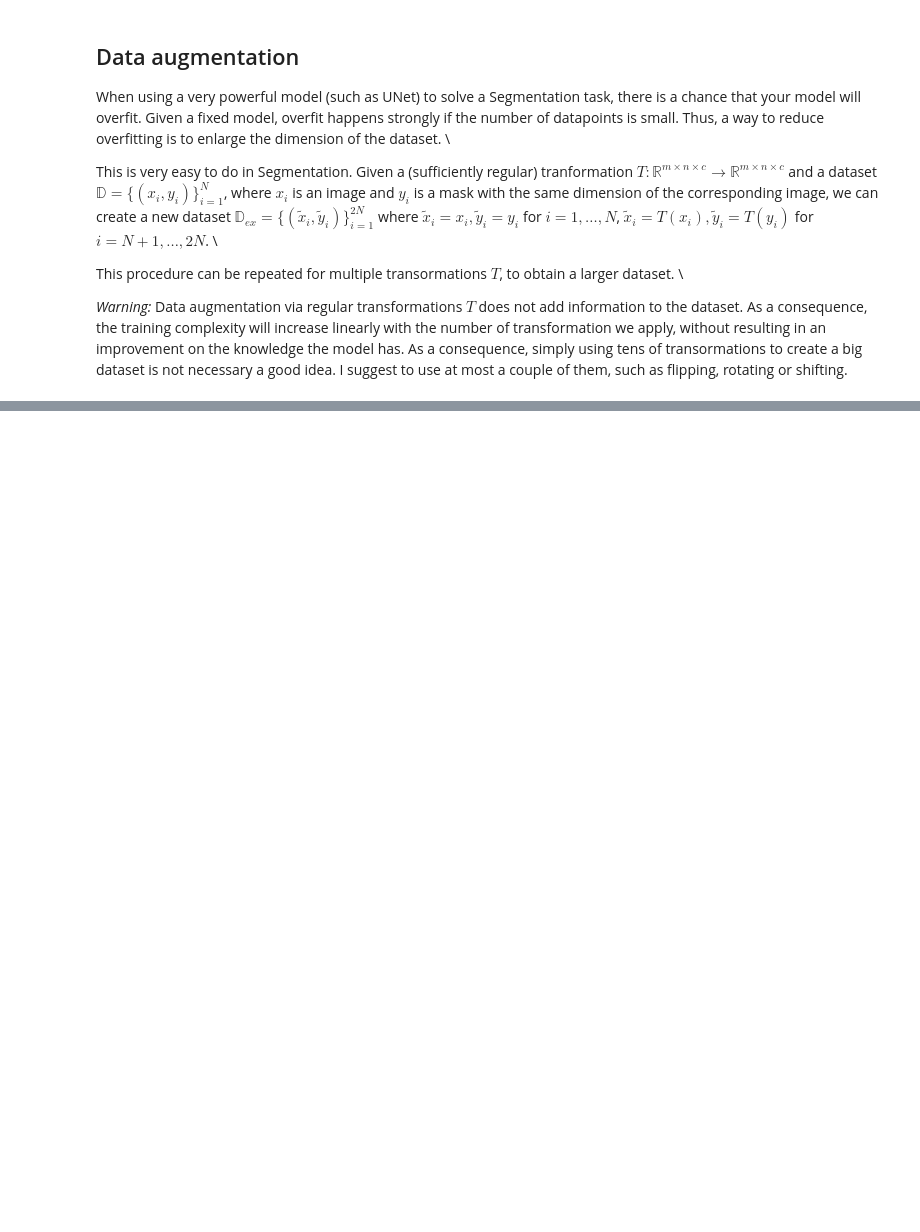
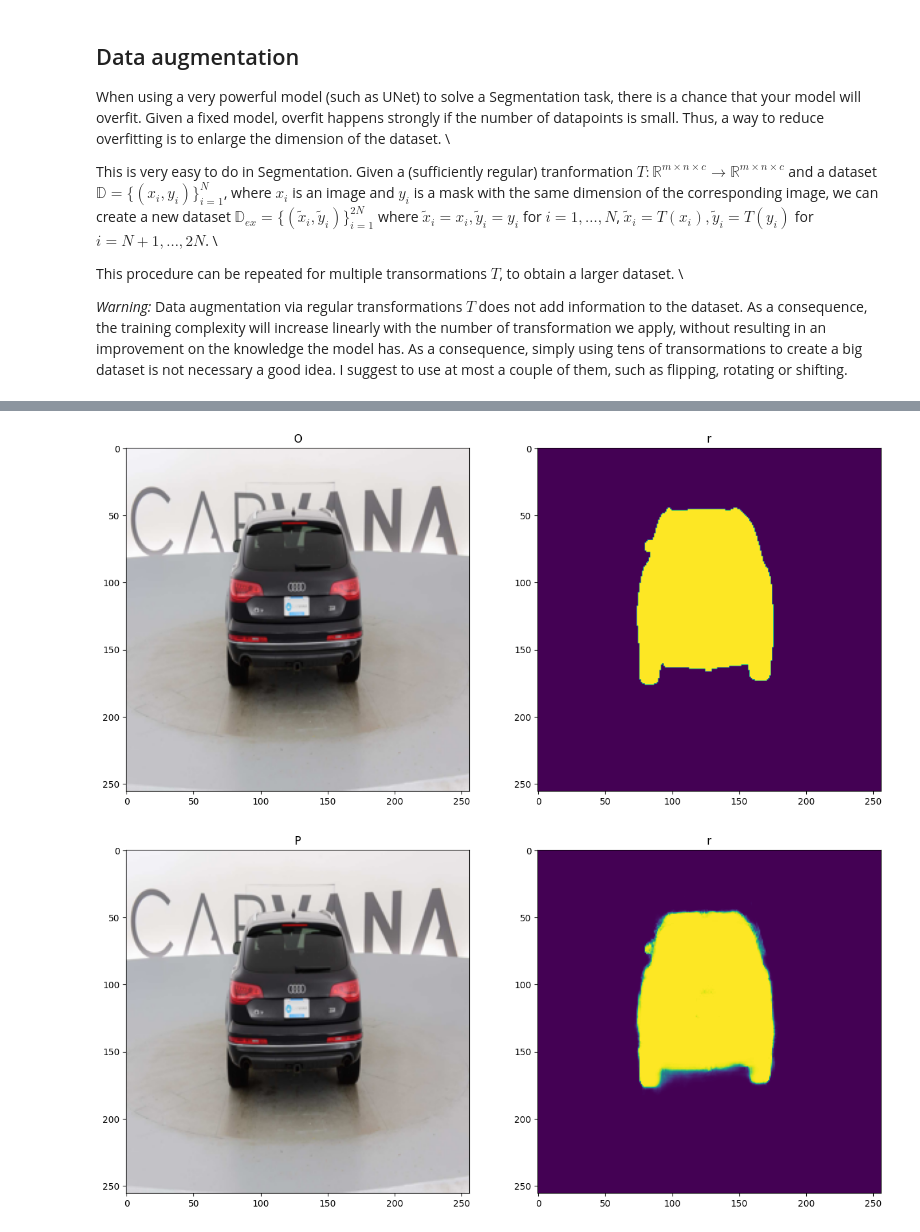
Before and after one commit to AlvielD/UNIBO-DL-2223, a Jupyter notebook: lab_3.ipynb, the cells around one changed output, grey strips where cells are left out. Saved outputs shown, nothing was run; the diff lists cells and outputs as text; code cells hidden in the pictures; blank space fills up the shorter version.

```diff
--- a/lab_3.ipynb
+++ b/lab_3.ipynb
@@ -549,0 +677,7 @@ augmented_x_train, augmented_y_train = augment_data(x_train, y_train, transforms
+# %%
+# Qualitative results
+y_pred = unet_model.predict(x_test[:1])
+
+show(x_test[0, :, :], y_test[0, :, :], title='Original')
+show(x_test[0, :, :], y_pred[0, :, :, 0], title='Predicted')
+# %% [output]
@@ -549,0 +685,2 @@ augmented_x_train, augmented_y_train = augment_data(x_train, y_train, transforms
+[figure, added]
+[figure, added]
```
Also changed, not shown: parts of 15 cells of this notebook.
